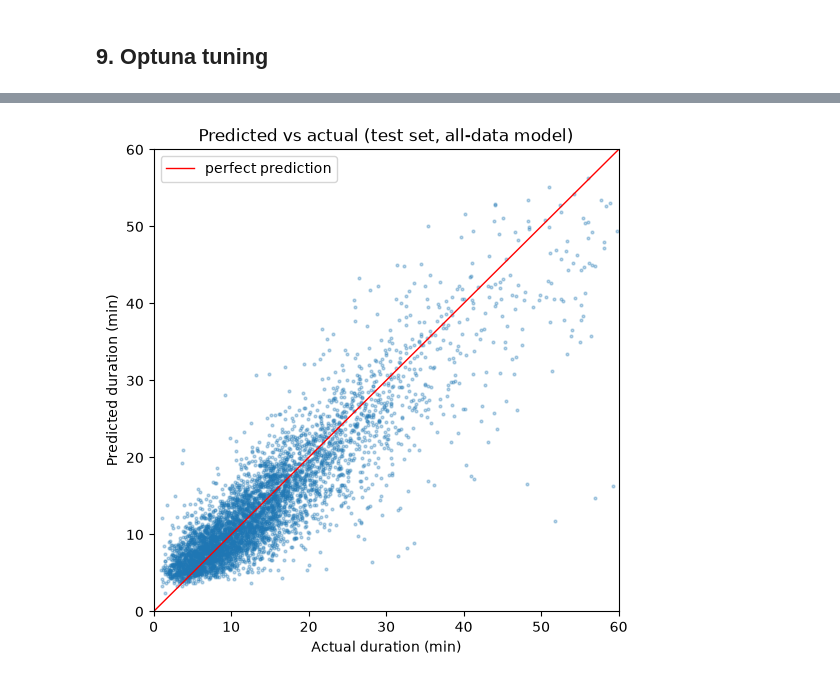
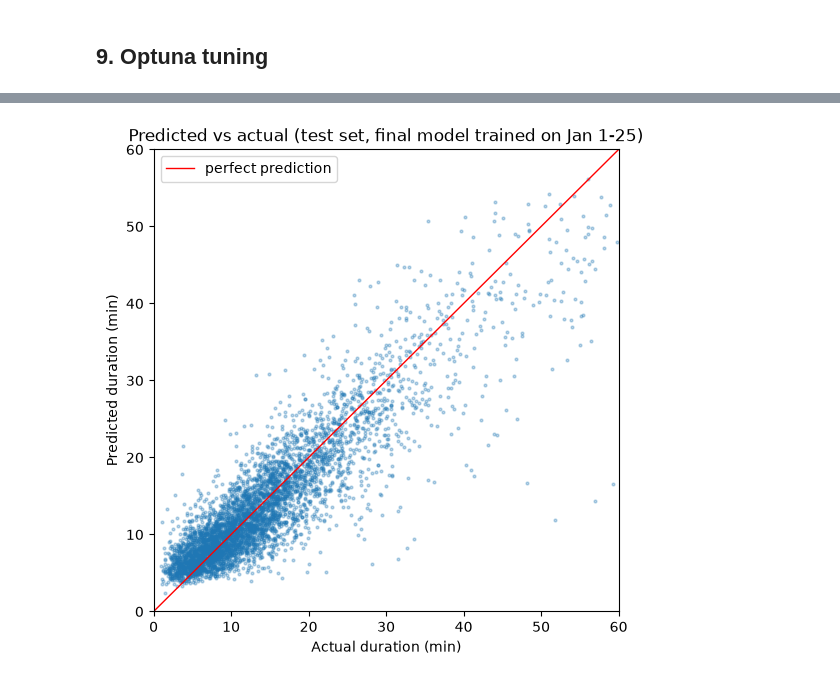
Before and after one commit to HassanHijaze/mle-model-deployment-project, a Jupyter notebook: notebooks/exploration.ipynb, the cells around one changed output, grey strips where cells are left out. Saved outputs shown, nothing was run; the diff lists cells and outputs as text; code cells hidden in the pictures.

Commit message:
Finalize README and deployment setup

```diff
--- a/notebooks/exploration.ipynb
+++ b/notebooks/exploration.ipynb
@@ -21,12 +17,12 @@ from src.train import split_by_time
 # %% [markdown]
 ## 2. Load data
 # %%
-url = "https://d37ci6vzurychx.cloudfront.net/trip-data/yellow_tripdata_2025-01.parquet"
-df = pd.read_parquet(url)
+# Use the copy cached in data/ by src.train.load_january() if it exists, else download
+source = DATA_PATH if DATA_PATH.exists() else DATA_URL
 
 cols = ["tpep_pickup_datetime", "tpep_dropoff_datetime",
         "PULocationID", "DOLocationID"]
-df = df[cols].copy()
+df = pd.read_parquet(source, columns=cols)
 df.head()
 # %% [output]
 |  | tpep_pickup_datetime | tpep_dropoff_datetime | PULocationID | DOLocationID |
@@ -46,15 +42,8 @@ df = df.sort_values("tpep_pickup_datetime").reset_index(drop=True)
 # %%
 def prepare(df):
-    df = df[["tpep_pickup_datetime", "tpep_dropoff_datetime",
-             "PULocationID", "DOLocationID"]].copy()
-
-    df["duration"] = (df["tpep_dropoff_datetime"] - df["tpep_pickup_datetime"]).dt.total_seconds() / 60
-    df["hour"] = df["tpep_pickup_datetime"].dt.hour
-    df["day_of_week"] = df["tpep_pickup_datetime"].dt.day_of_week
-    df["PU_DO"] = df["PULocationID"].astype(str) + "_" + df["DOLocationID"].astype(str)
-
-    df = df.drop(columns=["tpep_pickup_datetime", "tpep_dropoff_datetime"])
-    return df
+    """Trip duration in minutes, keeping only trips of 1-60 minutes."""
+    duration = (df["tpep_dropoff_datetime"] - df["tpep_pickup_datetime"]).dt.total_seconds() / 60
+    return duration[duration.between(1, 60)].to_frame("duration")
 # %% [markdown]
 ## 5. Clean & sample split (train Jan 1-20 / val Jan 21-25)
 # %%
@@ -155,12 +125,14 @@ Best params: {'n_estimators': 200, 'max_depth': 25, 'min_samples_leaf': 8, 'max_
 # %%
 # All January trips of 1-60 minutes
-full = df.copy()
-full["duration"] = (full["tpep_dropoff_datetime"] - full["tpep_pickup_datetime"]).dt.total_seconds() / 60
-full = full[full["duration"].between(1, 60)]
+full = df.join(prepare(df), how="inner")
 
 X_full = build_features(full, zone_xy)
 y_full = full["duration"]
 tr, va, te = split_by_time(full)
 print(f"Train: {tr.sum():,}  Val: {va.sum():,}  Test: {te.sum():,}")
+
+final_25, final_metrics = train_and_log(
+    study.best_params, X_full[tr | va], y_full[tr | va], X_full[te], y_full[te],
+    run_name="rf-final-jan1-25", eval_name="test", register_name=MODEL_NAME)
 # %% [output]
 Train: 2,084,859  Val: 637,543  Test: 680,825
@@ -199,19 +149,19 @@ Registered nyc-taxi-duration-rf version 2 (no alias set - set 'champion' in the
-# %%
-comparison_full = pd.DataFrame({"actual": y_full[te].values, "predicted": test_pred})
-s = comparison_full.sample(5000, random_state=42)
-
-plt.figure(figsize=(6, 6))
-plt.scatter(s["actual"], s["predicted"], s=4, alpha=0.3)
-plt.plot([0, 60], [0, 60], color="red", linewidth=1, label="perfect prediction")
-plt.xlabel("Actual duration (min)")
-plt.ylabel("Predicted duration (min)")
-plt.title("Predicted vs actual (test set, all-data model)")
-plt.xlim(0, 60)
-plt.ylim(0, 60)
-plt.legend()
-plt.show()
-# %% [output]
-[figure, removed]
+# %%
+test_pred = final_25.predict(X_full[te])
+s = pd.DataFrame({"actual": y_full[te].values, "predicted": test_pred}).sample(5000, random_state=42)
+
+plt.figure(figsize=(6, 6))
+plt.scatter(s["actual"], s["predicted"], s=4, alpha=0.3)
+plt.plot([0, 60], [0, 60], color="red", linewidth=1, label="perfect prediction")
+plt.xlabel("Actual duration (min)")
+plt.ylabel("Predicted duration (min)")
+plt.title("Predicted vs actual (test set, final model trained on Jan 1-25)")
+plt.xlim(0, 60)
+plt.ylim(0, 60)
+plt.legend()
+plt.show()
+# %% [output]
+[figure, added]
 # %% [markdown]
 ## 11. Results summary
 
```
Also changed, not shown: parts of 11 cells of this notebook, 14 other files.
